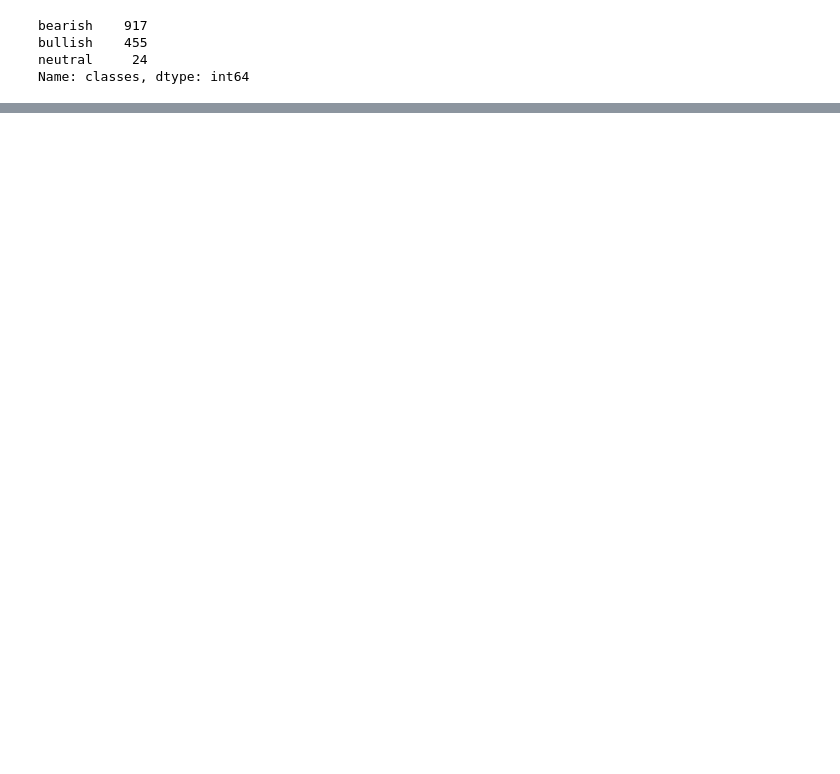
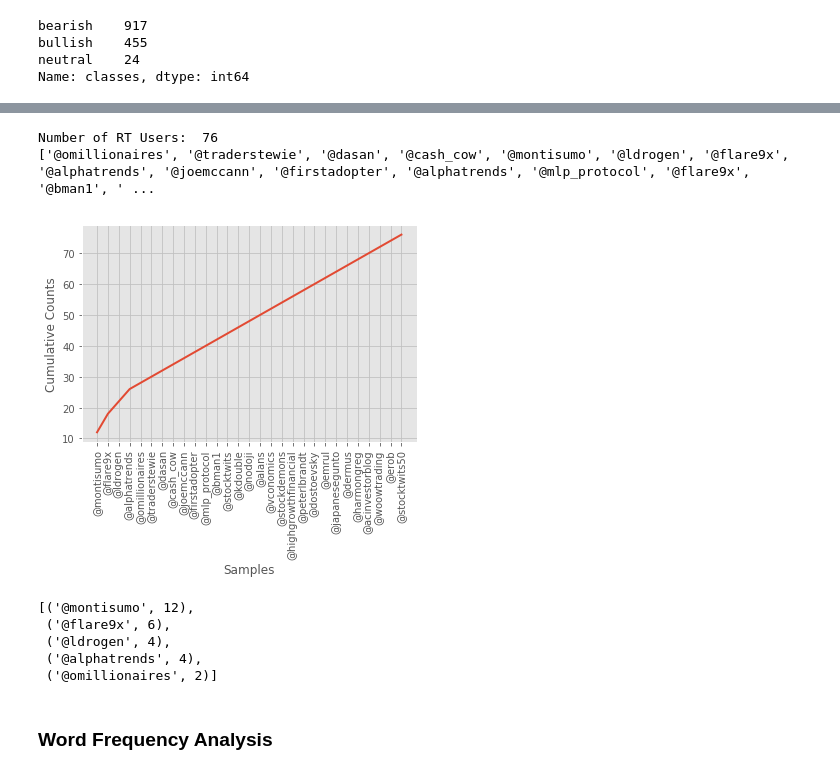
Before and after one commit to LauZiQuan/NaturalLanguageProcessingWorkshop, a Jupyter notebook: Natural Language Processing Workshop Ex 2.ipynb, the cells around one changed output, grey strips where cells are left out. Drawn from its saved outputs; the diff is of its cells as text; code cells hidden in the pictures; blank space fills up the shorter version.

```diff
--- a/Natural Language Processing Workshop Ex 2.ipynb
+++ b/Natural Language Processing Workshop Ex 2.ipynb
@@ -128 +220,30 @@ Name: classes, dtype: int64
+# %%
+######### Identifying who is the most frequently Retweeted User #########
+rt_user_list = []
+
+def rt_user_Extraction(tweet):
+    tokens = tt.tokenize(tweet)
+    if(tokens[0] == 'rt' and tokens[1][0] == '@'):
+        rt_user_list.append(tokens[1])
+# %%
+df['tweet'].apply(rt_user_Extraction)
+
+print('Number of RT Users: ', len(rt_user_list))
+print(rt_user_list[:30])
+# %% [output]
+Number of RT Users:  76
+['@omillionaires', '@traderstewie', '@dasan', '@cash_cow', '@montisumo', '@ldrogen', '@flare9x', '@alphatrends', '@joemccann', '@firstadopter', '@alphatrends', '@mlp_protocol', '@flare9x', '@bman1', ' ...
+# %%
+fd = FreqDist(rt_user_list)
+fd.plot(30, cumulative=True)
+fd.most_common(5)
+# %% [output]
+[figure, added]
+[('@montisumo', 12),
+ ('@flare9x', 6),
+ ('@ldrogen', 4),
+ ('@alphatrends', 4),
+ ('@omillionaires', 2)]
+# %% [markdown]
+### Word Frequency Analysis
 # %%
```
Also changed, not shown: parts of 30 cells of this notebook.
